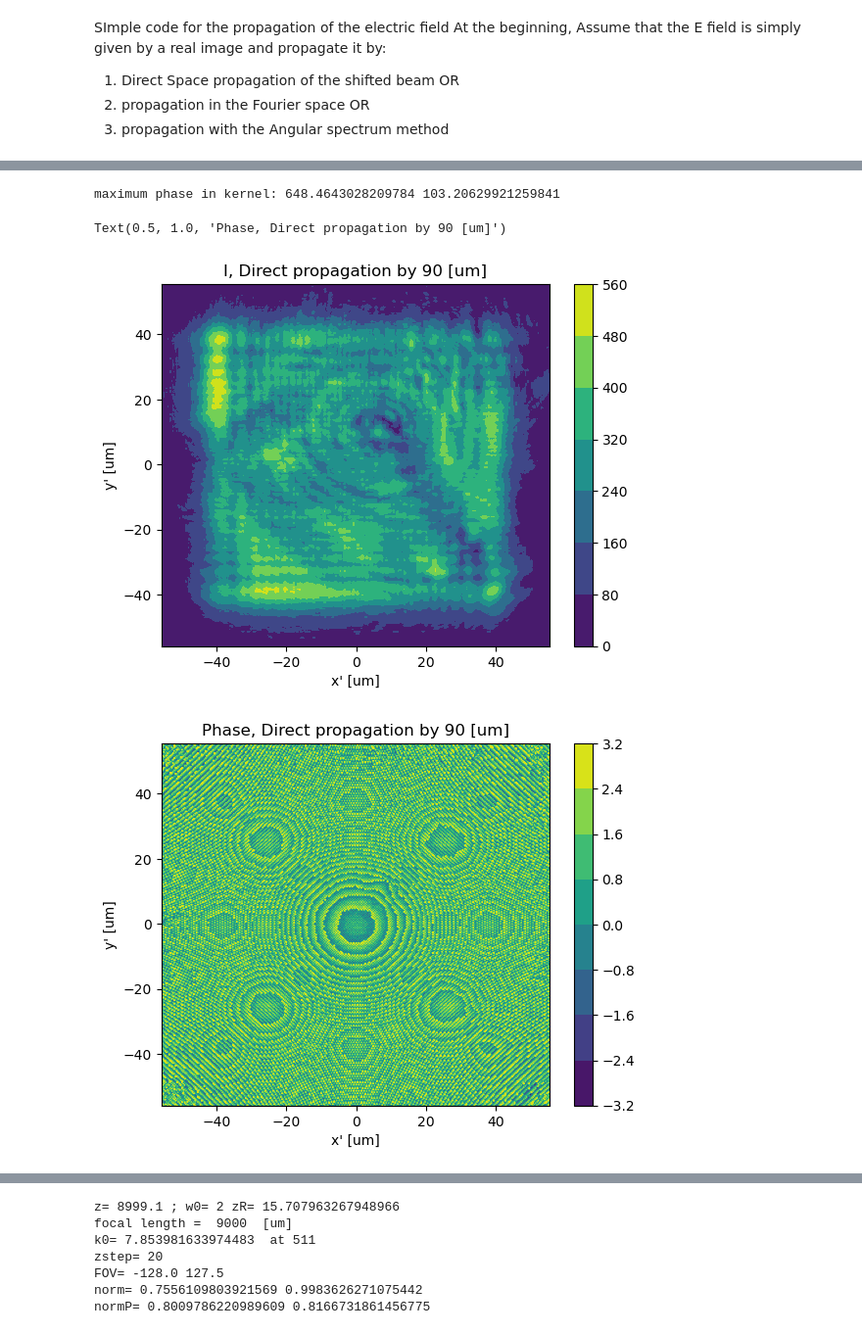
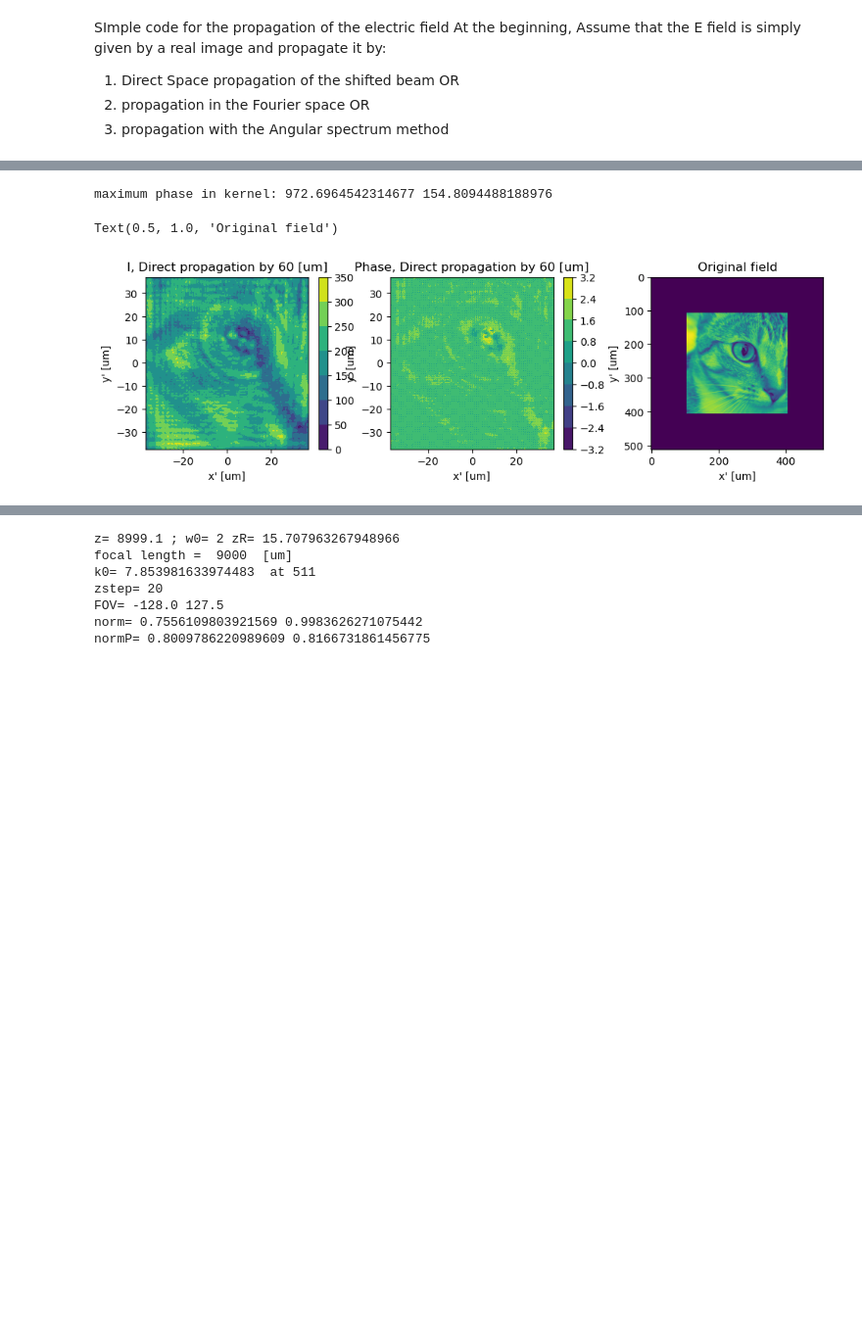
Before and after one commit to Gchirico63/Didattica, a Jupyter notebook: PhysicalPropagation/PhysicalWavePropagation_2026.ipynb, the cells around one changed output, grey strips where cells are left out. Shown at 98% size. Drawn from its saved outputs; the diff is of its cells as text; code cells hidden in the pictures; blank space fills up the shorter version.

```diff
--- a/PhysicalPropagation/PhysicalWavePropagation_2026.ipynb
+++ b/PhysicalPropagation/PhysicalWavePropagation_2026.ipynb
@@ -181,51 +183,67 @@ number of pixels= 512
 # %%
 ###########
 ############## this is the routine to propagate the image (cat or gravel)
 ################ propagation in the *** REAL SPACE  ***
 ################  square image
 
 from PIL import Image
 import numpy as np
 import matplotlib.pyplot as plt
 
-############# propagation at z
+############# propagation at z  ############
+#############  we are working on the padded image
+
 wav   = 0.635
 kappa = 1/wav
 k0    = 2*np.pi/wav ### lambda = 635 nm
 
-z     = 90  ###um
+z     = 60  ###um
+########## units in um
 
 x                   = np.linspace(-Npix//2,Npix//2-1,Npix) * upix
 xx0,yy0             = np.meshgrid(x,x)
-rho02                = xx0**2+yy0**2
+rho02               = xx0**2+yy0**2
 frequenze           = np.fft.fftshift(np.fft.fftfreq(Npix,upix))   ######SHIFTED !!!!!
 xz                  = frequenze * wav * z    # this is the coordinate on the propoagated plane
 xxz,yyz             = np.meshgrid(xz,xz)
+rhoz2               = xxz**2+yyz**2
 freq2x,freq2y       = np.meshgrid(frequenze,frequenze)       # also these are shifted
 
 ############## SHIFTED eFIELD
 
-Eshifted      = np.exp(1j*np.pi*kappa*rho02/z)*image_array
+Eshifted      = np.exp(1j*np.pi*kappa*rho02/z) * image_array
+
 print ('maximum phase in kernel:',np.pi*kappa*rho02.max()/z, np.pi*kappa*rho02.max()/z /2 / np.pi)
+############# now I work only on the original image, no padding....
+Eshifted_fft  = np.fft.fftshift(np.fft.fft2(Eshifted))[padint:Npix-padint,padint:Npix-padint]
+Kkz     = np.exp(1j*np.pi*kappa*rhoz2[padint:Npix-padint,padint:Npix-padint]/z)
 
-Eshifted_fft  = np.fft.fftshift(np.fft.fft2(Eshifted))[padint:Npix-padint,padint:Npix-padint]
+Eshifted_fft = Eshifted_fft * Kkz
 ###################
-plt.figure()
-plt.contourf(xxz[padint:Npix-padint,padint:Npix-padint],yyz[padint:Npix-padint,padint:Npix-padint],np.flipud((np.abs(Eshifted_fft))))
-plt.xlabel('x\' [um]')
-plt.ylabel('y\' [um]')
-plt.colorbar()
-plt.title('I, Direct propagation by '+str(z)+' [um]')
+F1,A1 = plt.subplots(1,3,figsize=(12,3))
+i1 =  A1[0].contourf(
+    xxz[padint:Npix-padint,padint:Npix-padint],
+    yyz[padint:Npix-padint,padint:Npix-padint],
+    np.flipud((np.abs(Eshifted_fft))))
+A1[0].set_xlabel('x\' [um]')
+A1[0].set_ylabel('y\' [um]')
+plt.colorbar(i1,ax=A1[0])
+A1[0].set_title('I, Direct propagation by '+str(z)+' [um]')
 
+i2 = A1[1].contourf(
+    xxz[padint:Npix-padint,padint:Npix-padint],
+    yyz[padint:Npix-padint,padint:Npix-padint],
+    np.flipud((np.angle(Eshifted_fft))))
+A1[1].set_xlabel('x\' [um]')
+A1[1].set_ylabel('y\' [um]')
+plt.colorbar(i2,ax=A1[1])
+A1[1].set_title('Phase, Direct propagation by '+str(z)+' [um]')
 
-plt.figure()
-plt.contourf(xxz[padint:Npix-padint,padint:Npix-padint],yyz[padint:Npix-padint,padint:Npix-padint],np.flipud((np.angle(Eshifted_fft))))
-plt.xlabel('x\' [um]')
-plt.ylabel('y\' [um]')
-plt.colorbar()
-plt.title('Phase, Direct propagation by '+str(z)+' [um]')
+i3 = A1[2].imshow(np.abs(image_array))
+A1[2].set_xlabel('x\' [um]')
+A1[2].set_ylabel('y\' [um]')
+A1[2].set_title('Original field')
 # %% [output]
-maximum phase in kernel: 648.4643028209784 103.20629921259841
+maximum phase in kernel: 972.6964542314677 154.8094488188976
-Text(0.5, 1.0, 'Phase, Direct propagation by 90 [um]')
+Text(0.5, 1.0, 'Original field')
-[figure, old version]
+[figure, new version]
-[figure, removed]
```
Also changed, not shown: parts of 6 cells of this notebook.
